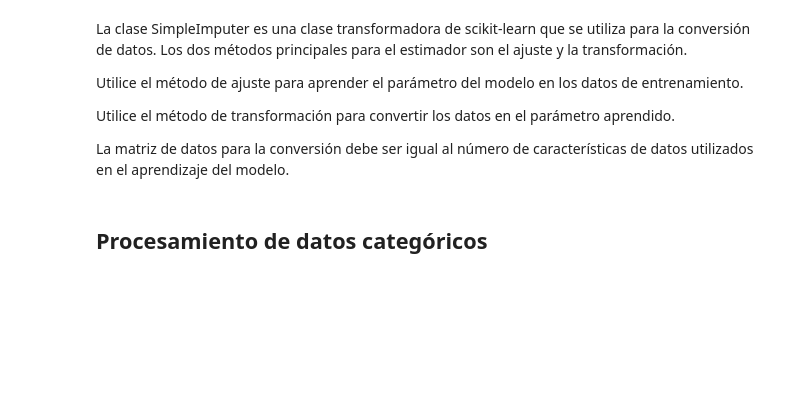
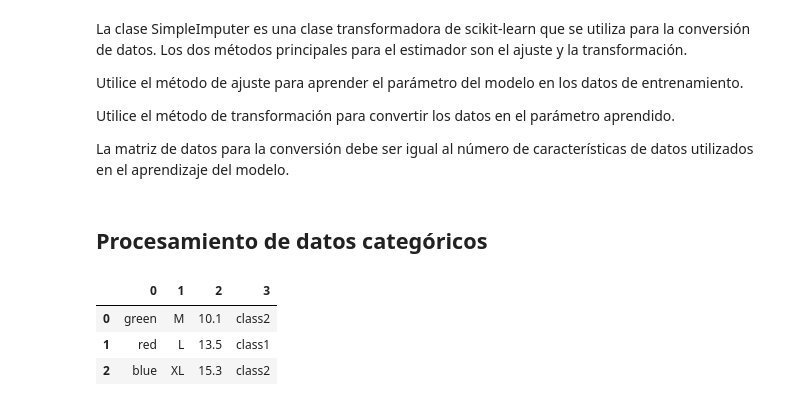
Before and after one commit to sebastianzzab/Curso-SIC, a Jupyter notebook: Semana 14/Clase 1.ipynb, the cells around one changed output. Cells and saved outputs as stored; diff of their text form; code cells hidden in the pictures; blank space fills up the shorter version.

```diff
--- a/Semana 14/Clase 1.ipynb
+++ b/Semana 14/Clase 1.ipynb
@@ -458,3 +468,15 @@ Utilice el método de transformación para convertir los datos en el parámetro
 La matriz de datos para la conversión debe ser igual al número de características de datos utilizados en el aprendizaje del modelo.
 # %% [markdown]
 ## Procesamiento de datos categóricos
+# %%
+# El tamaño esta ordenado , pero el color no lo esta.
+# Por lo tanto, el tamaño se clasifica como escala ordinal mientras que el color es escala nominal
+df = pd.DataFrame([['green','M', 10.1, 'class2'],
+                  ['red','L', 13.5, 'class1'],
+                  ['blue','XL', 15.3, 'class2']])
+df
+# %% [output]
+|  | 0 | 1 | 2 | 3 |
+| 0 | green | M | 10.1 | class2 |
+| 1 | red | L | 13.5 | class1 |
+| 2 | blue | XL | 15.3 | class2 |
```
Also changed, not shown: parts of 37 cells of this notebook, 4 other files.
